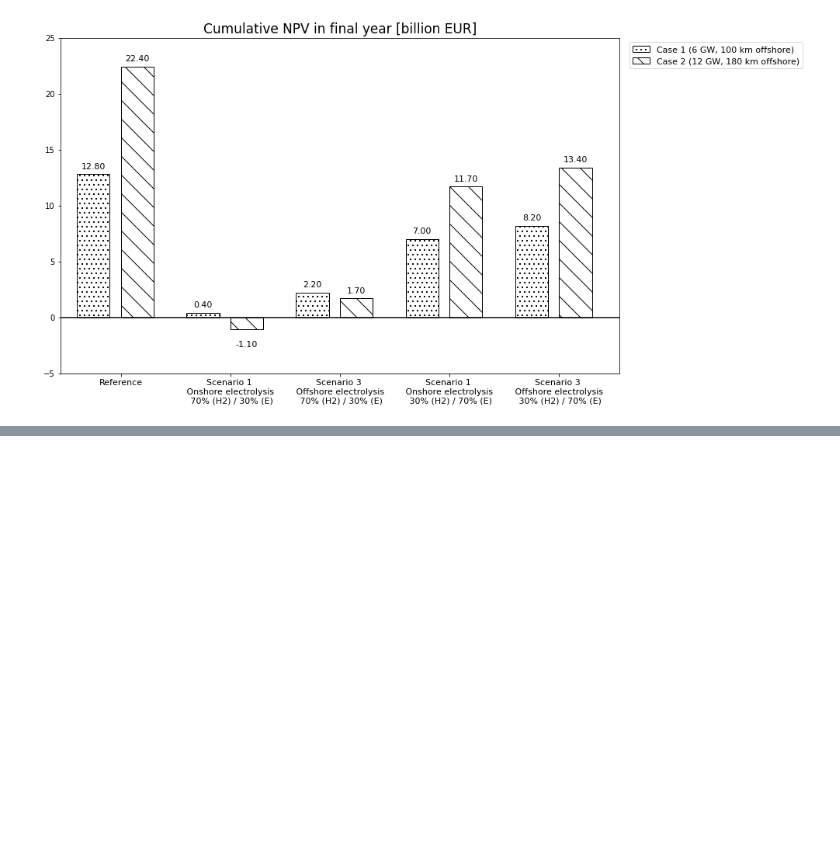
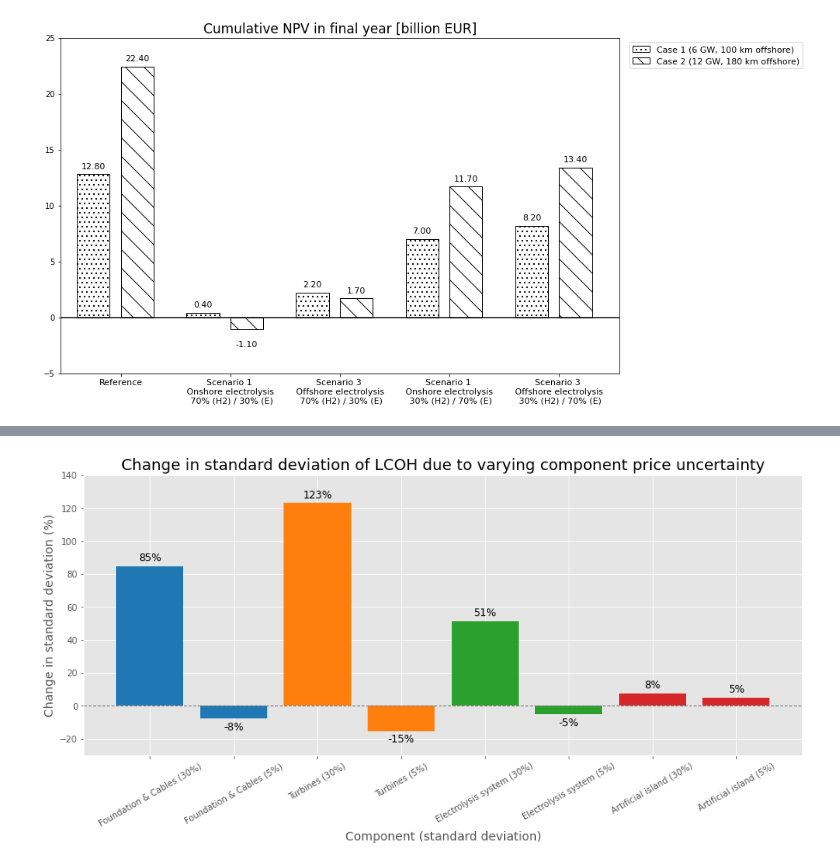
Before and after one commit to VanOord/OpenSCSim, a Jupyter notebook: Results analysis.ipynb, the cells around one changed output, grey strips where cells are left out. Drawn from its saved outputs; the diff is of its cells as text; code cells hidden in the pictures; blank space fills up the shorter version.

```diff
--- a/Results analysis.ipynb
+++ b/Results analysis.ipynb
@@ -339,0 +299,48 @@ IndexError: list index out of range
+# %%
+import matplotlib.pyplot as plt
+import numpy as np
+
+# Define the data for each case
+cases = ['Foundation & Cables (30%)', 'Foundation & Cables (5%)',
+         'Turbines (30%)', 'Turbines (5%)', 'Electrolysis system (30%)',
+         'Electrolysis system (5%)', 'Artificial island (30%)', 'Artificial island (5%)']
+lcoh_stdevs = [0.72, 0.36, 0.87, 0.33, 0.59, 0.37, 0.42, 0.41]
+lcoh_base = 0.39  # Base case is the first case
+lcoh_pcts = [(x-lcoh_base)/lcoh_base * 100 for x in lcoh_stdevs]  # Percentage change from base case
+
+# Define the colors for the bars
+colors = ['#1f77b4']*2 + ['#ff7f0e']*2 + ['#2ca02c']*2 + ['#d62728']*2
+
+# Create the bar chart
+fig, ax = plt.subplots(figsize=(15,6))
+bars = ax.bar(cases, lcoh_pcts, color=colors, capsize=10)
+
+# set y-axis limits
+ax.set_ylim(-30, 140)
+
+# Add a horizontal line at 0%
+plt.axhline(y=0, color='gray', linestyle='--', linewidth=1)
+
+# Add axis labels and title
+plt.xlabel('Component (standard deviation)', fontsize=14)
+plt.ylabel('Change in standard deviation (%)', fontsize=14)
+plt.title('Change in standard deviation of LCOH due to varying component price uncertainty', fontsize = 18)
+
+plt.xticks(rotation=30)
+
+# Add percentages on top of the bars, below for negative values
+for bar in bars:
+    height = bar.get_height()
+    if height >= 0:
+        ax.annotate(f'{height:.0f}%', xy=(bar.get_x() + bar.get_width() / 2, height),
+                    xytext=(0, 3),  # 3 points vertical offset
+                    textcoords="offset points", ha='center', va='bottom', fontsize=12)
+    else:
+        ax.annotate(f'{height:.0f}%', xy=(bar.get_x() + bar.get_width() / 2, height),
+                    xytext=(0, -3),  # 3 points vertical offset
+                    textcoords="offset points", ha='center', va='top', fontsize=12)
+
+# Show the plot
+plt.show()
+# %% [output]
+[figure, added]
```
Also changed, not shown: parts of 1 cell of this notebook, 1 other file.
